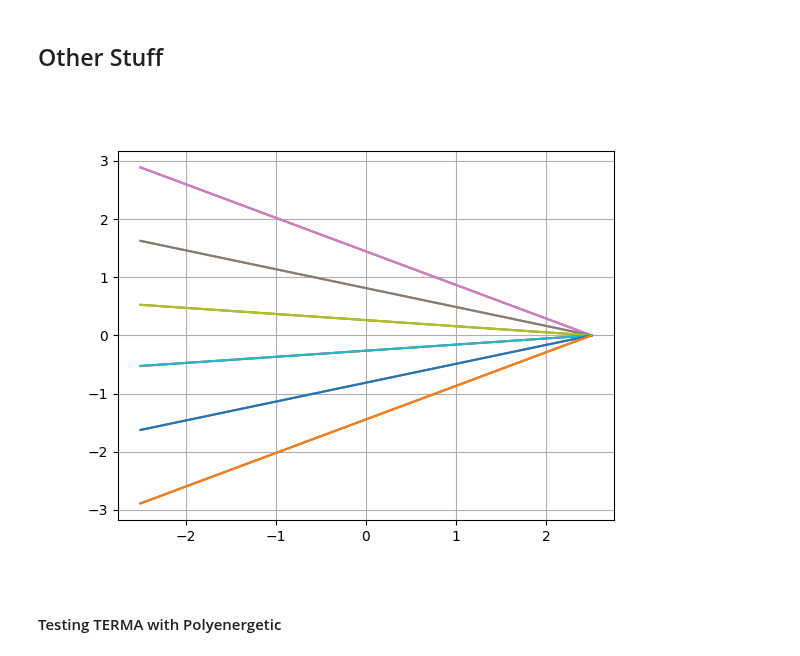
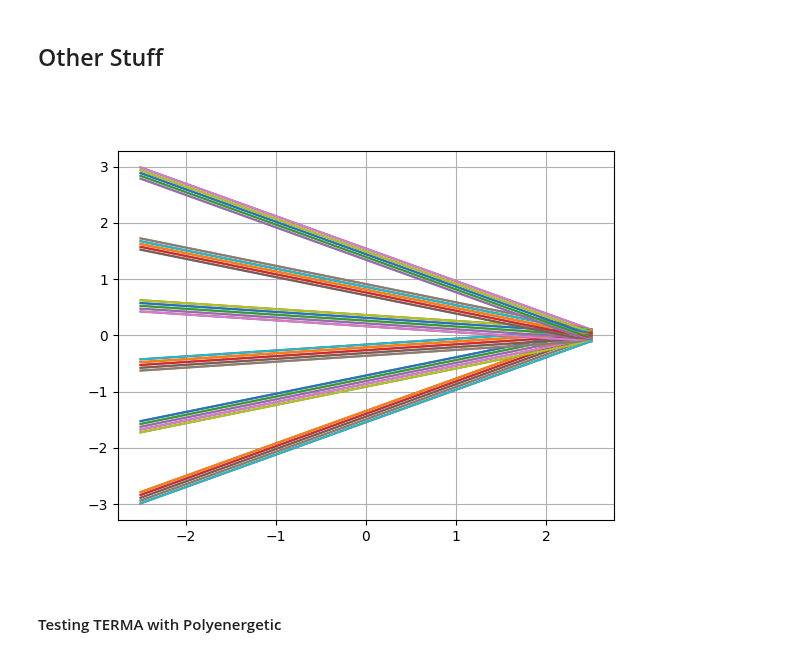
Before and after one commit to jbrewster7/NSERC-Summer-2022, a Jupyter notebook: Python/Testing_Siddon_Function.ipynb, the cells around one changed output. Cells and saved outputs as stored; diff of their text form; code cells hidden in the pictures.

```diff
--- a/Python/Testing_Siddon_Function.ipynb
+++ b/Python/Testing_Siddon_Function.ipynb
@@ -553,15 +553,15 @@ mu_m = lambda energy, material: np.exp(mu_mass(np.log(energy))) # CHANGE THIS LA
 # %%
 x1,x2 = (0,0)
 y1,y2 = (0,0)
 z1,z2 = (2.5,-2.5)
-rays = dc.MakeFanBeamRays(12,np.pi/6,((x1,x2),(y1,y2),(z1,z2)),direction='y',adjust=0.025)
+rays = dc.MakeFanBeamRays(12,np.pi/6,((x1,x2),(y1,y2),(z1,z2)),direction='y',adjust=0.1)
 
 ifig=1;close(ifig);figure(ifig)
 for ray in rays:
     plot(ray[2],ray[1])
 grid(b=True)
 # %% [output]
-[figure, old version]
+[figure, new version]
 # %% [markdown]
 #### Testing TERMA with Polyenergetic
 # %%
```
Also changed, not shown: parts of 2 cells of this notebook, 9 other files.
